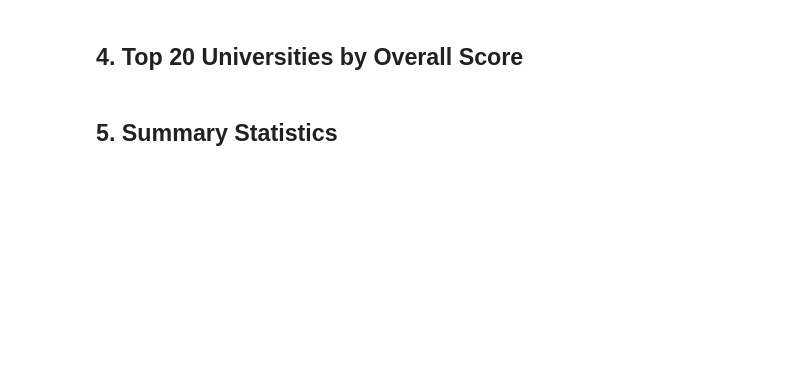
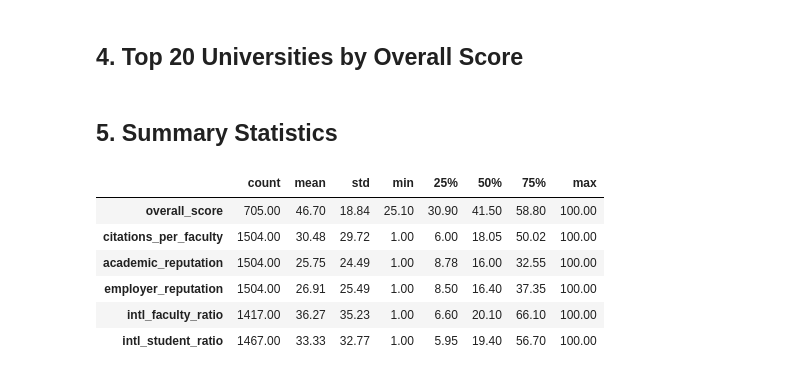
Before and after one commit to desaturne/chatbot-elective, a Jupyter notebook: eda_analysis.ipynb, the cells around one changed output. Cells and saved outputs as stored; diff of their text form; code cells hidden in the pictures; blank space fills up the shorter version.

```diff
--- a/eda_analysis.ipynb
+++ b/eda_analysis.ipynb
@@ -195,8 +297,23 @@ fig.show()
 # %% [markdown]
 ## 5. Summary Statistics
 # %%
+numeric_cols = [
+    "overall_score", "citations_per_faculty", "academic_reputation",
+    "employer_reputation", "intl_faculty_ratio", "intl_student_ratio",
+    "research_discovery", "learning_experience", "employability",
+    "global_engagement", "sustainability",
+]
+available = [c for c in numeric_cols if c in df.columns and df[c].notna().any()]
 summary = df[available].describe().T
 summary.style.background_gradient(cmap="YlGn", subset=["mean", "50%"]).format("{:.2f}")
+# %% [output]
+|  | count | mean | std | min | 25% | 50% | 75% | max |
+| overall_score | 705.00 | 46.70 | 18.84 | 25.10 | 30.90 | 41.50 | 58.80 | 100.00 |
+| citations_per_faculty | 1504.00 | 30.48 | 29.72 | 1.00 | 6.00 | 18.05 | 50.02 | 100.00 |
+| academic_reputation | 1504.00 | 25.75 | 24.49 | 1.00 | 8.78 | 16.00 | 32.55 | 100.00 |
+| employer_reputation | 1504.00 | 26.91 | 25.49 | 1.00 | 8.50 | 16.40 | 37.35 | 100.00 |
+| intl_faculty_ratio | 1417.00 | 36.27 | 35.23 | 1.00 | 6.60 | 20.10 | 66.10 | 100.00 |
+| intl_student_ratio | 1467.00 | 33.33 | 32.77 | 1.00 | 5.95 | 19.40 | 56.70 | 100.00 |
 # %%
 # Country distribution of all scraped universities
 country_dist = df["country"].value_counts().head(20).reset_index()
```
Also changed, not shown: parts of 5 cells of this notebook, 2 other files.
